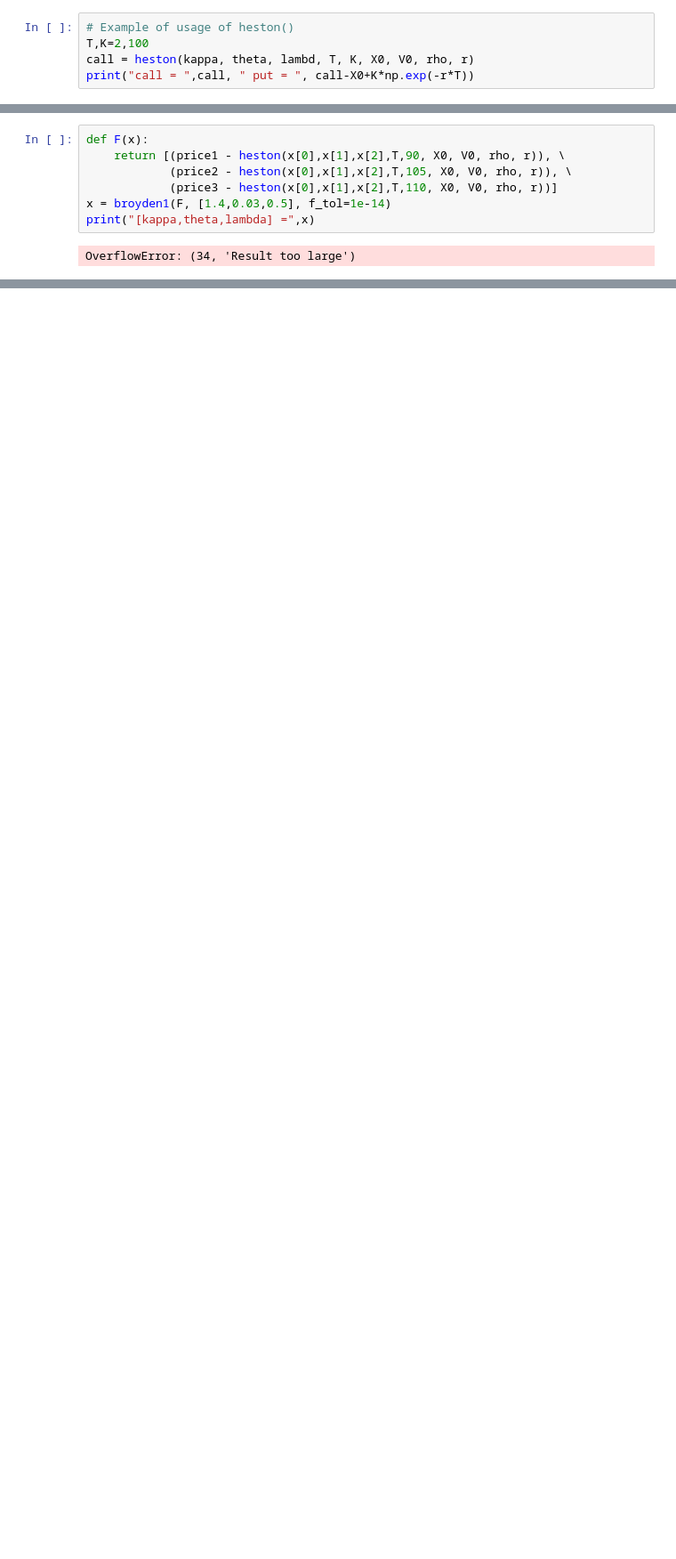
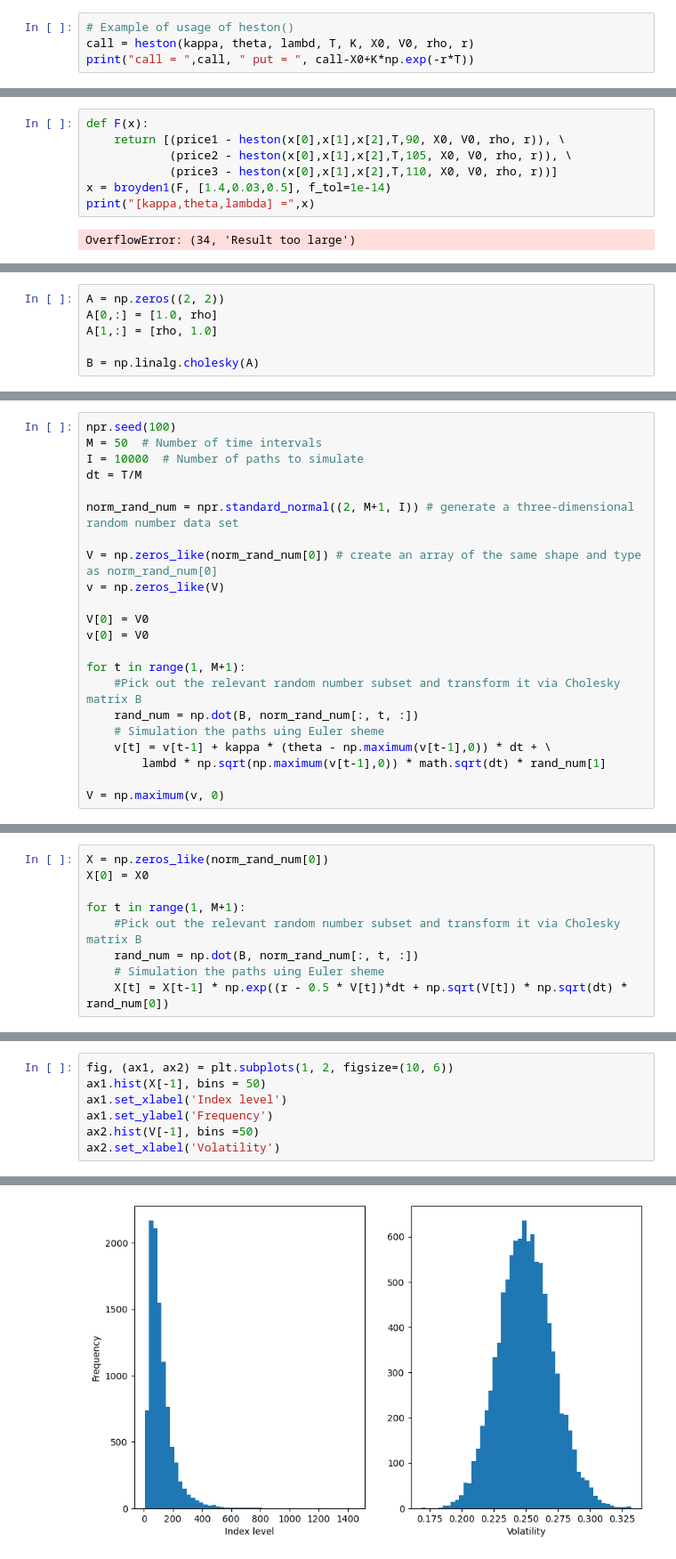
Before and after one commit to Koudadim/Quantitative_Finance_Projects, a Jupyter notebook: stochastic-volatily.ipynb, the cells around one changed output, grey strips where cells are left out. Shown at 89% size. Cells and saved outputs as stored; diff of their text form; blank space fills up the shorter version.

```diff
--- a/stochastic-volatily.ipynb
+++ b/stochastic-volatily.ipynb
@@ -216,7 +249,6 @@ def heston(kappa, theta, lambd, T, K, X0, V0, rho, r):
 # Example usage (Ensure variables like X0, V0, rho, and r are defined before calling)
 # %%
 # Example of usage of heston()
-T,K=2,100
 call = heston(kappa, theta, lambd, T, K, X0, V0, rho, r)
 print("call = ",call, " put = ", call-X0+K*np.exp(-r*T))
 # %% [output]
@@ -232,0 +273,6 @@ OverflowError: (34, 'Result too large')
+# %%
+A = np.zeros((2, 2))
+A[0,:] = [1.0, rho]
+A[1,:] = [rho, 1.0]
+
+B = np.linalg.cholesky(A)
@@ -232,0 +325,22 @@ OverflowError: (34, 'Result too large')
+# %%
+npr.seed(100)
+M = 50  # Number of time intervals
+I = 10000  # Number of paths to simulate
+dt = T/M
+
+norm_rand_num = npr.standard_normal((2, M+1, I)) # generate a three-dimensional random number data set
+
+V = np.zeros_like(norm_rand_num[0]) # create an array of the same shape and type as norm_rand_num[0]
+v = np.zeros_like(V)
+
+V[0] = V0
+v[0] = V0
+
+for t in range(1, M+1):
+    #Pick out the relevant random number subset and transform it via Cholesky matrix B
+    rand_num = np.dot(B, norm_rand_num[:, t, :])
+    # Simulation the paths uing Euler sheme
+    v[t] = v[t-1] + kappa * (theta - np.maximum(v[t-1],0)) * dt + \
+        lambd * np.sqrt(np.maximum(v[t-1],0)) * math.sqrt(dt) * rand_num[1]
+
+V = np.maximum(v, 0)
@@ -232,0 +372,9 @@ OverflowError: (34, 'Result too large')
+# %%
+X = np.zeros_like(norm_rand_num[0])
+X[0] = X0
+
+for t in range(1, M+1):
+    #Pick out the relevant random number subset and transform it via Cholesky matrix B
+    rand_num = np.dot(B, norm_rand_num[:, t, :])
+    # Simulation the paths uing Euler sheme
+    X[t] = X[t-1] * np.exp((r - 0.5 * V[t])*dt + np.sqrt(V[t]) * np.sqrt(dt) * rand_num[0])
@@ -232,0 +385,8 @@ OverflowError: (34, 'Result too large')
+# %%
+fig, (ax1, ax2) = plt.subplots(1, 2, figsize=(10, 6))
+ax1.hist(X[-1], bins = 50)
+ax1.set_xlabel('Index level')
+ax1.set_ylabel('Frequency')
+ax2.hist(V[-1], bins =50)
+ax2.set_xlabel('Volatility')
+# %% [output]
@@ -232,0 +394 @@ OverflowError: (34, 'Result too large')
+[figure, added]
```
Also changed, not shown: parts of 28 cells of this notebook.
